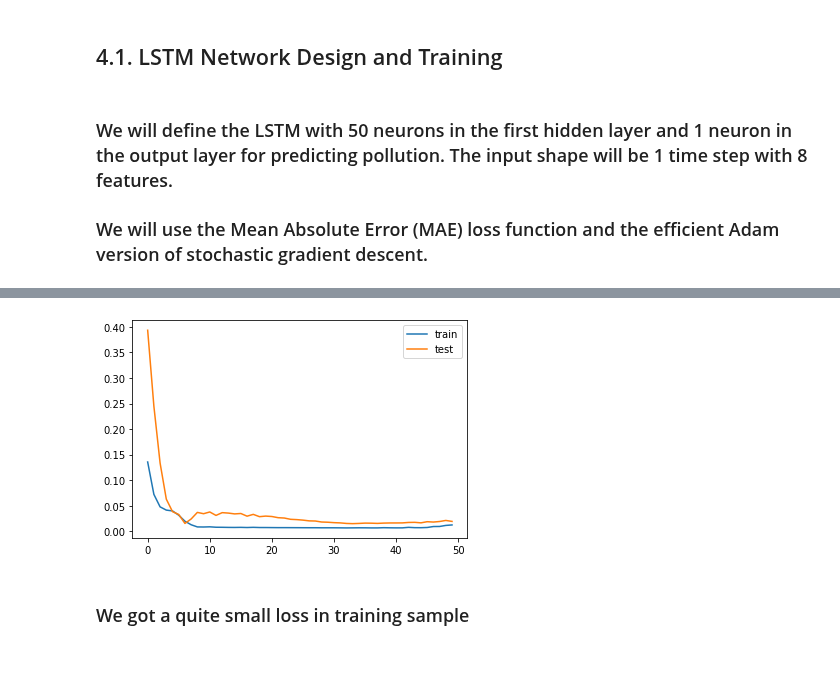
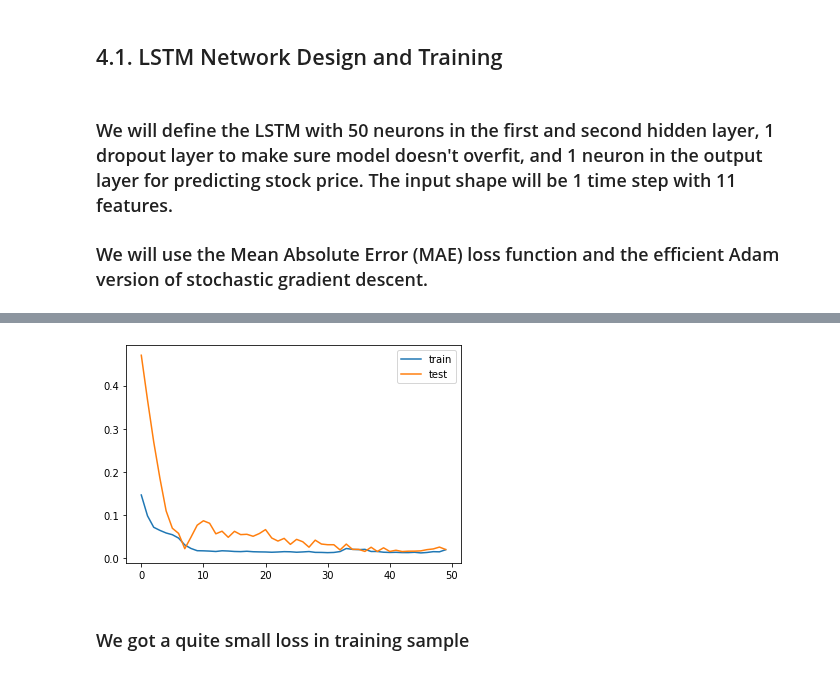
Before and after one commit to danielbeltsazar99/My-Mini-Projects, a Jupyter notebook: Special Projects (Geospatial, NLP, Vehicle Routing, Predictive Maintenance, etc)/Time Series Forecasting/Stock Price Multivariate Forecasting/Stock Price Forecasting Using LSTM.ipynb, the cells around one changed output, grey strips where cells are left out. Cells and saved outputs as stored; diff of their text form; code cells hidden in the pictures.

```diff
--- a/Special Projects (Geospatial, NLP, Vehicle Routing, Predictive Maintenance, etc)/Time Series Forecasting/Stock Price Multivariate Forecasting/Stock Price Forecasting Using LSTM.ipynb
+++ b/Special Projects (Geospatial, NLP, Vehicle Routing, Predictive Maintenance, etc)/Time Series Forecasting/Stock Price Multivariate Forecasting/Stock Price Forecasting Using LSTM.ipynb
@@ -286,13 +286,15 @@ print(train_X.shape, train_y.shape, test_X.shape, test_y.shape)
 # %% [markdown]
 ## 4.1. LSTM Network Design and Training
 # %% [markdown]
-### We will define the LSTM with 50 neurons in the first hidden layer and 1 neuron in the output layer for predicting pollution. The input shape will be 1 time step with 8 features.
+### We will define the LSTM with 50 neurons in the first and second hidden layer, 1 dropout layer to make sure model doesn't overfit, and 1 neuron in the output layer for predicting stock price. The input shape will be 1 time step with 11 features.
 
 ### We will use the Mean Absolute Error (MAE) loss function and the efficient Adam version of stochastic gradient descent.
 # %%
 # design network
 model = Sequential()
-model.add(LSTM(50, input_shape=(train_X.shape[1], train_X.shape[2])))
+model.add(LSTM(50,return_sequences=True, input_shape=(train_X.shape[1], train_X.shape[2])))
+model.add(LSTM(units=50))
+model.add(Dropout(0.2))
 model.add(Dense(1))
 model.compile(loss='mae', optimizer='adam')
 # fit network
@@ -325,4 +327,4 @@ Epoch 50/50
-[figure, old version]
+[figure, new version]
 # %% [markdown]
 ### We got a quite small loss in training sample
 # %% [markdown]
```
Also changed, not shown: parts of 6 cells of this notebook.
